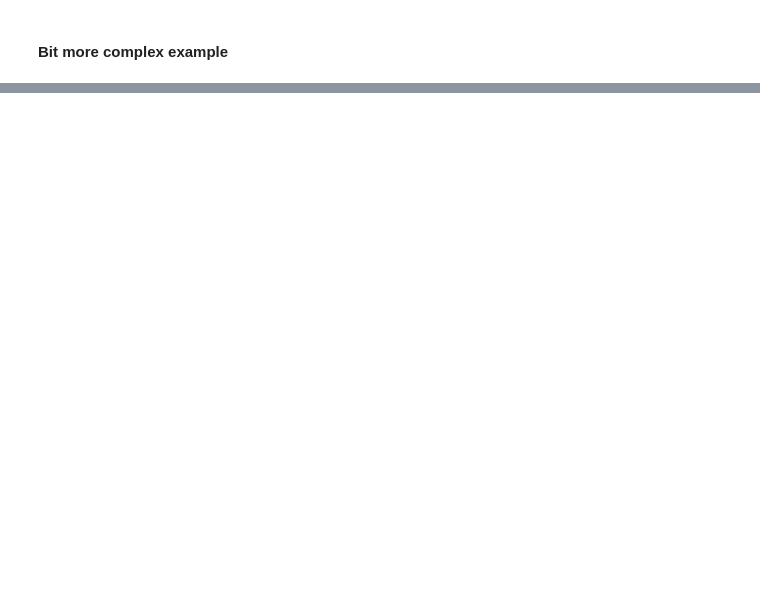
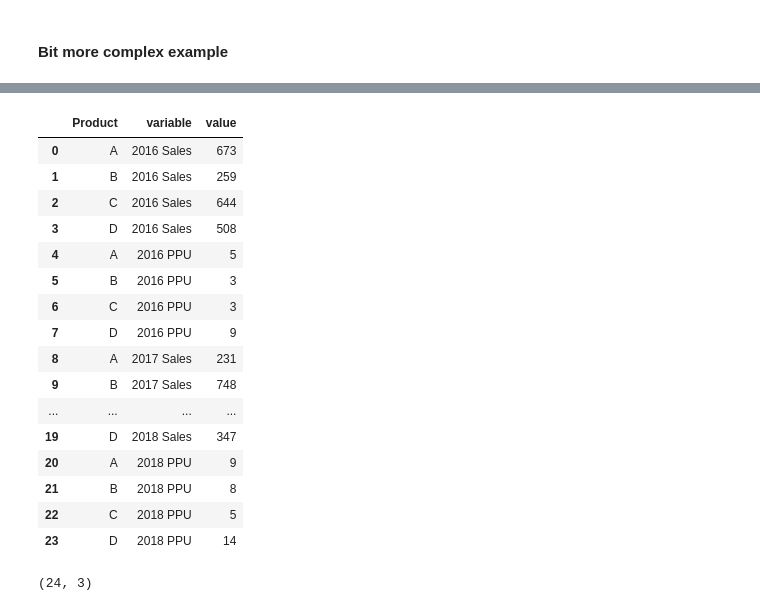
Before and after one commit to jamesallen0351/classification-exercises, a Jupyter notebook: tidy_data_lesson.ipynb, the cells around one changed output, grey strips where cells are left out. Cells and saved outputs as stored; diff of their text form; code cells hidden in the pictures; blank space fills up the shorter version.

```diff
--- a/tidy_data_lesson.ipynb
+++ b/tidy_data_lesson.ipynb
@@ -153,8 +435,30 @@ sales.head()
 # %%
 # first we melt all the columns expect 'Product'
 
+sales_melt = sales.melt(id_vars='Product')
 sales_melt
+# %% [output]
+|  | Product | variable | value |
+| 0 | A | 2016 Sales | 673 |
+| 1 | B | 2016 Sales | 259 |
+| 2 | C | 2016 Sales | 644 |
+| 3 | D | 2016 Sales | 508 |
+| 4 | A | 2016 PPU | 5 |
+| 5 | B | 2016 PPU | 3 |
+| 6 | C | 2016 PPU | 3 |
+| 7 | D | 2016 PPU | 9 |
+| 8 | A | 2017 Sales | 231 |
+| 9 | B | 2017 Sales | 748 |
+| ... | ... | ... | ... |
+| 19 | D | 2018 Sales | 347 |
+| 20 | A | 2018 PPU | 9 |
+| 21 | B | 2018 PPU | 8 |
+| 22 | C | 2018 PPU | 5 |
+| 23 | D | 2018 PPU | 14 |
 # %%
 # shape of melted dataset
+sales_melt.shape
+# %% [output]
+(24, 3)
 # %%
 # here we split the 'variable' column to create two new columns 'year' and 'measure'
```
Also changed, not shown: parts of 36 cells of this notebook.
